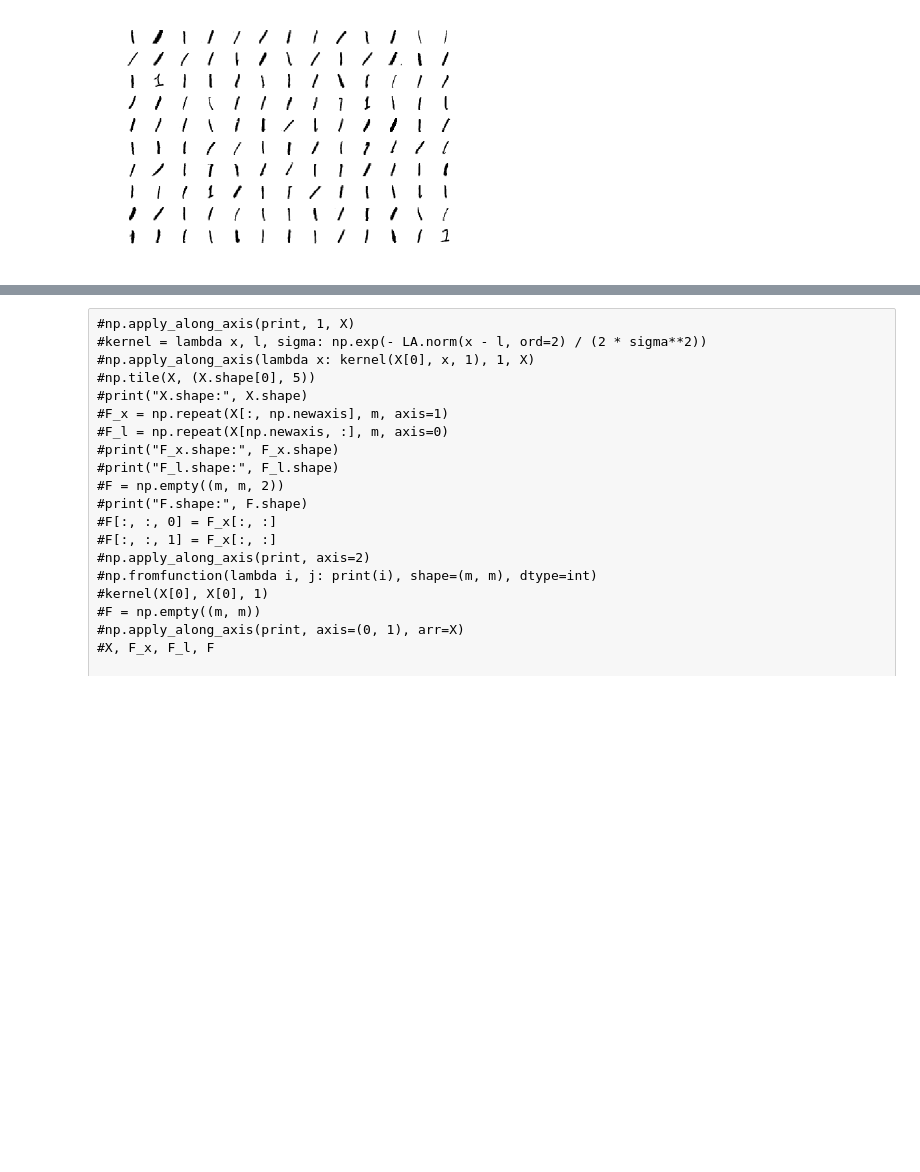
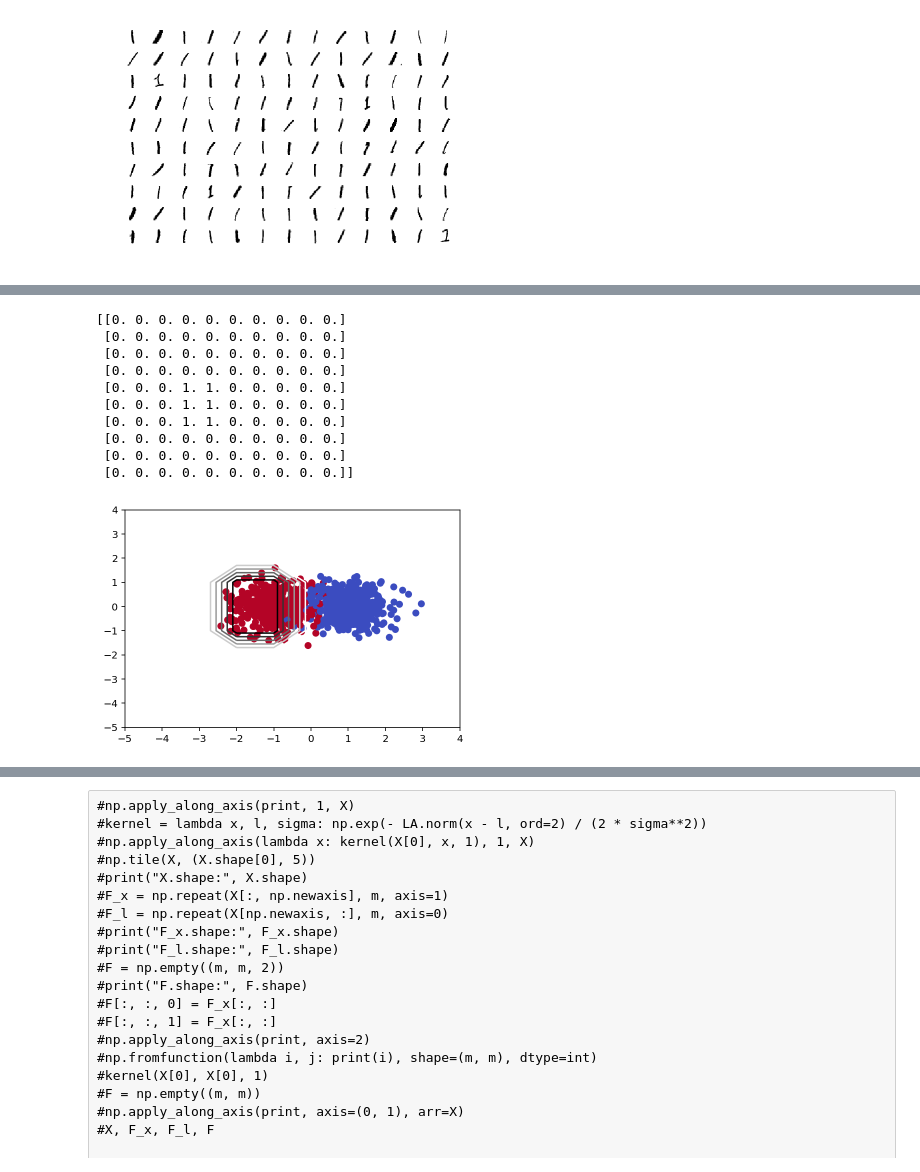
Before and after one commit to NIPE-SYSTEMS/support-vector-machine, a Jupyter notebook: Support Vector Machine.ipynb, the cells around one changed output, grey strips where cells are left out. Drawn from its saved outputs; the diff is of its cells as text; code cells hidden in the pictures; blank space fills up the shorter version.

```diff
--- a/Support Vector Machine.ipynb
+++ b/Support Vector Machine.ipynb
@@ -466,3 +568,28 @@ plt.show()
+# %%
+xx, yy = np.meshgrid(np.arange(-5, 5, 1), np.arange(-5, 5, 1))
+
+error_classifier.set_params(C=0.002)
+error_classifier.fit(X_train[:1000], y_train[:1000])
+Z_classes = error_classifier.predict(np.c_[ xx.ravel(), yy.ravel() ])
+Z_classes = Z_classes.reshape(xx.shape)
+plt.contour(xx, yy, Z_classes, cmap=plt.cm.binary, alpha=1)
+
+print(Z_classes)
+
+plt.scatter(X_train[:1000, 0], X_train[:1000, 1], c=y_train[:1000], cmap=plt.cm.coolwarm)
+plt.show()
+# %% [output]
+[[0. 0. 0. 0. 0. 0. 0. 0. 0. 0.]
+ [0. 0. 0. 0. 0. 0. 0. 0. 0. 0.]
+ [0. 0. 0. 0. 0. 0. 0. 0. 0. 0.]
+ [0. 0. 0. 0. 0. 0. 0. 0. 0. 0.]
+ [0. 0. 0. 1. 1. 0. 0. 0. 0. 0.]
+ [0. 0. 0. 1. 1. 0. 0. 0. 0. 0.]
+ [0. 0. 0. 1. 1. 0. 0. 0. 0. 0.]
+ [0. 0. 0. 0. 0. 0. 0. 0. 0. 0.]
+ [0. 0. 0. 0. 0. 0. 0. 0. 0. 0.]
+ [0. 0. 0. 0. 0. 0. 0. 0. 0. 0.]]
+[figure, added]
 # %% [markdown]
 # Fork on GitHub!
 
```
Also changed, not shown: parts of 11 cells of this notebook.
